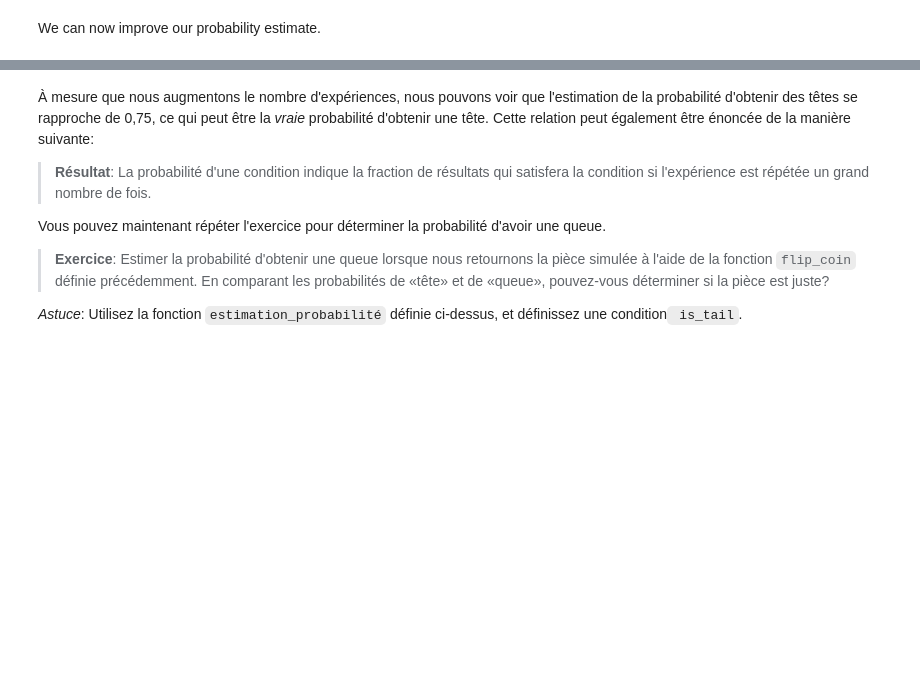
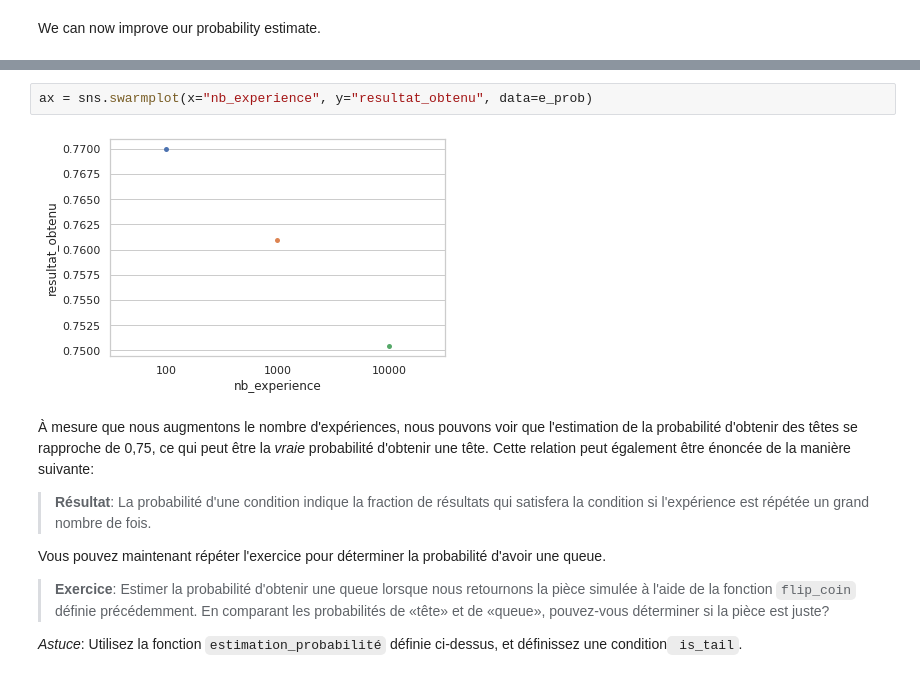
Before and after one commit to Moustapha00864/TPM1SDA_IA, a Jupyter notebook: Algorithme et Complexité/introduction_to_probability.ipynb, the cells around one changed output, grey strips where cells are left out. Saved outputs shown, nothing was run; the diff lists cells and outputs as text; blank space fills up the shorter version.

```diff
--- a/Algorithme et Complexité/introduction_to_probability.ipynb
+++ b/Algorithme et Complexité/introduction_to_probability.ipynb
@@ -665,3 +665,7 @@ sns.barplot(x='nb_experience', y='resultat_obtenu', data=e_prob)
+# %%
+ax = sns.swarmplot(x="nb_experience", y="resultat_obtenu", data=e_prob)
+# %% [output]
+[figure, added]
 # %% [markdown]
 À mesure que nous augmentons le nombre d'expériences, nous pouvons voir que l'estimation de la probabilité d'obtenir des têtes se rapproche de 0,75, ce qui peut être la *vraie* probabilité d'obtenir une tête. Cette relation peut également être énoncée de la manière suivante:
 
```
Also changed, not shown: parts of 30 cells of this notebook.
